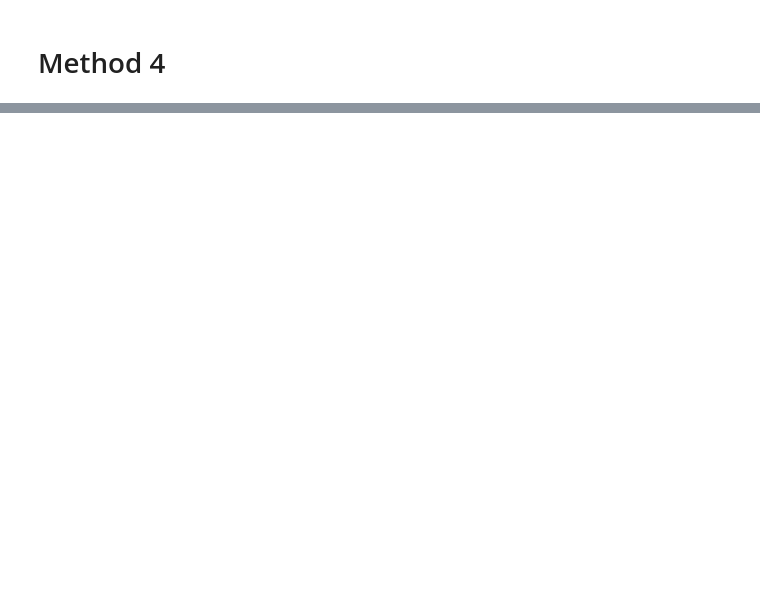
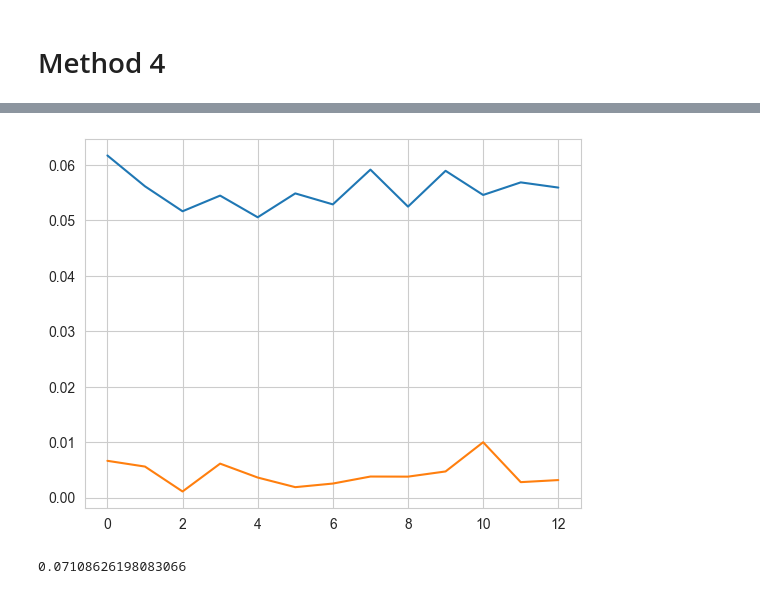
Before and after one commit to blahasimon/datascience, a Jupyter notebook: method_4.ipynb, the cells around one changed output, grey strips where cells are left out. Drawn from its saved outputs; the diff is of its cells as text; code cells hidden in the pictures; blank space fills up the shorter version.

```diff
--- a/method_4.ipynb
+++ b/method_4.ipynb
@@ -50,0 +147,19 @@ np.argmin(_)
+# %%
+category_distribution = data.sort_values(by='Kraj').groupby(data['Kraj']).count()['Obec'].reset_index(drop=True) / data.shape[0]
+predictions = []
+
+for obec in data_test['Obec']:
+    prediction = neural_network.predict(word_to_custom_vector(obec, custom_parameters=CUSTOM))
+    predictions.append(prediction)
+    # plt.plot(prediction, color='grey')
+
+plt.plot(np.mean(predictions, axis=0))
+plt.plot(category_distribution * np.mean(predictions, axis=0))
+plt.show()
+# plt.plot(category_distribution)
+# %% [output]
+[figure, added]
+# %%
+neural_network.accuracy(df=data_test[['food', 'expected']])
+# %% [output]
+0.07108626198083066
```
Also changed, not shown: parts of 8 cells of this notebook, 1 other file.
